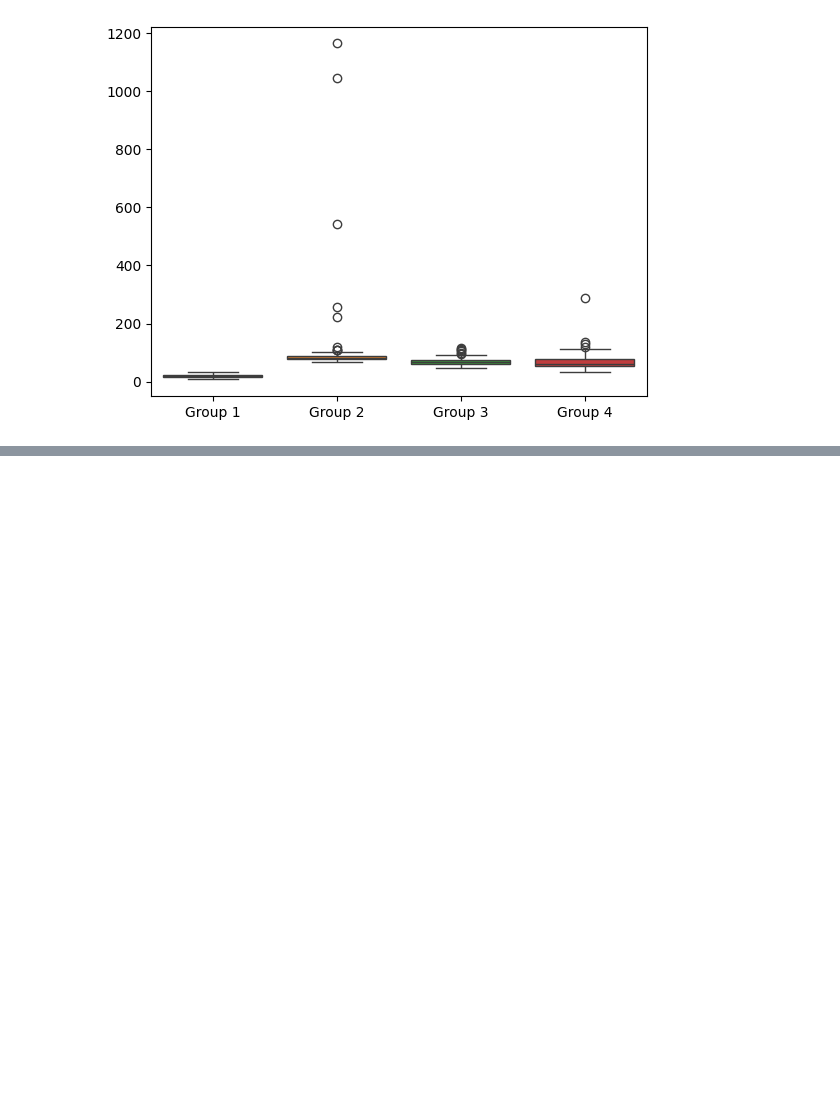
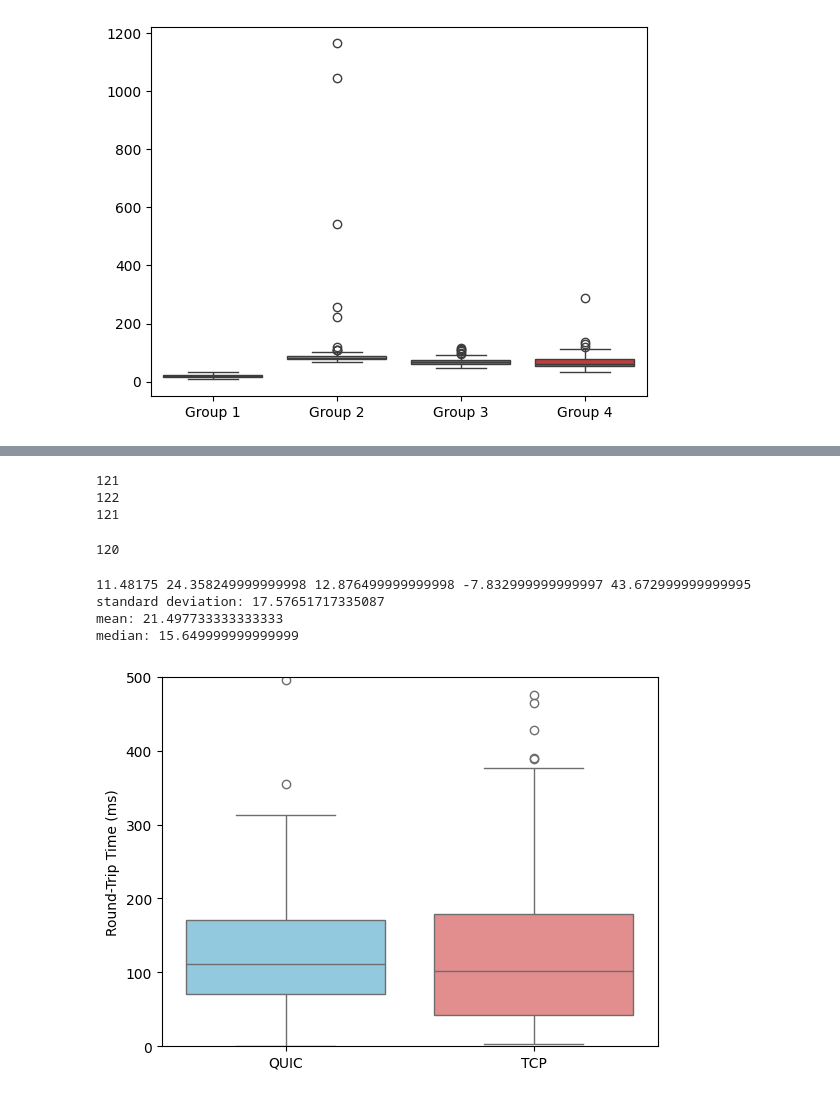
Before and after one commit to mollyy0514/GO_QUIC_socket, a Jupyter notebook: data/qlog_analysis.ipynb, the cells around one changed output, grey strips where cells are left out. Cells and saved outputs as stored; diff of their text form; code cells hidden in the pictures; blank space fills up the shorter version.

```diff
--- a/data/qlog_analysis.ipynb
+++ b/data/qlog_analysis.ipynb
@@ -180,0 +232,79 @@ plt.show()
+# %%
+df1 = pd.read_csv("./20240110/capturetcp_c_20240110_pcap_6.csv", sep='@')
+cond_s1 = df1['ip.src'] == '192.168.1.78'
+df_s1 = df1[cond_s1]
+cond_c1 = df1['ip.src'] == '192.168.1.79'
+df_c1  = df1[cond_c1]
+
+cond_ack1 = ~df_s1['tcp.analysis.acks_frame'].isna()
+df_s_ack1 = df_s1[cond_ack1]
+
+
+df2 = pd.read_csv("./20240110/capturetcp_c_20240110_pcap_2.csv", sep='@')
+cond_s2 = df2['ip.src'] == '192.168.1.78'
+df_s2 = df2[cond_s2]
+cond_c2 = df2['ip.src'] == '192.168.1.79'
+df_c2  = df2[cond_c2]
+
+cond_ack2 = ~df_s2['tcp.analysis.acks_frame'].isna()
+df_s_ack2 = df_s2[cond_ack2]
+
+
+df3 = pd.read_csv("./20240110/capturetcp_c_20231116_pcap.csv", sep='@')
+cond_s3 = df3['ip.src'] == '192.168.1.78'
+df_s3 = df3[cond_s3]
+cond_c3 = df3['ip.src'] == '192.168.1.79'
+df_c3  = df3[cond_c3]
+
+cond_ack3 = ~df_s3['tcp.analysis.acks_frame'].isna()
+df_s_ack3 = df_s3[cond_ack3]
+
+print(len(df_s_ack1))
+print(len(df_s_ack2))
+print(len(df_s_ack3))
+# %% [output]
+121
+122
+121
+# %%
+rtt_list = []
+for i in range(len(df_s_ack1)-1):
+    rtt_list.append((df_s_ack1['tcp.analysis.ack_rtt'].iloc[i])*1000)
+# for i in range(len(df_s_ack2)-2):
+#     rtt_list.append((df_s_ack2['tcp.analysis.ack_rtt'].iloc[i])*1000)
+# for i in range(len(df_s_ack3)-1):
+#     rtt_list.append((df_s_ack1['tcp.analysis.ack_rtt'].iloc[i])*1000)
+
+print(len(rtt_list))
+# %% [output]
+120
+# %%
+q1, q3 = np.percentile(rtt_list, [25, 75])
+iqr = q3 - q1
+
+lower_fence = q1 - (1.5*iqr)
+higher_fence = q3 + (1.5*iqr)
+
+print(q1, q3, iqr, lower_fence, higher_fence)
+PrintStats(rtt_list)
+# %% [output]
+11.48175 24.358249999999998 12.876499999999998 -7.832999999999997 43.672999999999995
+standard deviation: 17.57651717335087
+mean: 21.497733333333333
+median: 15.649999999999999
+# %%
+# sns.boxplot(rtt_list)
+data = {'QUIC': latest_rtt_list,
+        'TCP': rtt_list}
+
+df1 = pd.DataFrame(data)
+
+# Create a boxplot
+# sns.boxplot(data=df1)
+sns.boxplot(data=df1, palette=['skyblue', 'lightcoral'])
+plt.ylim(0, 500)
+plt.ylabel('Round-Trip Time (ms)')
+plt.savefig('rtt_boxplot.png')
+plt.show()
+# %% [output]
+[figure, added]
```
Also changed, not shown: parts of 9 cells of this notebook, 4 other files.
